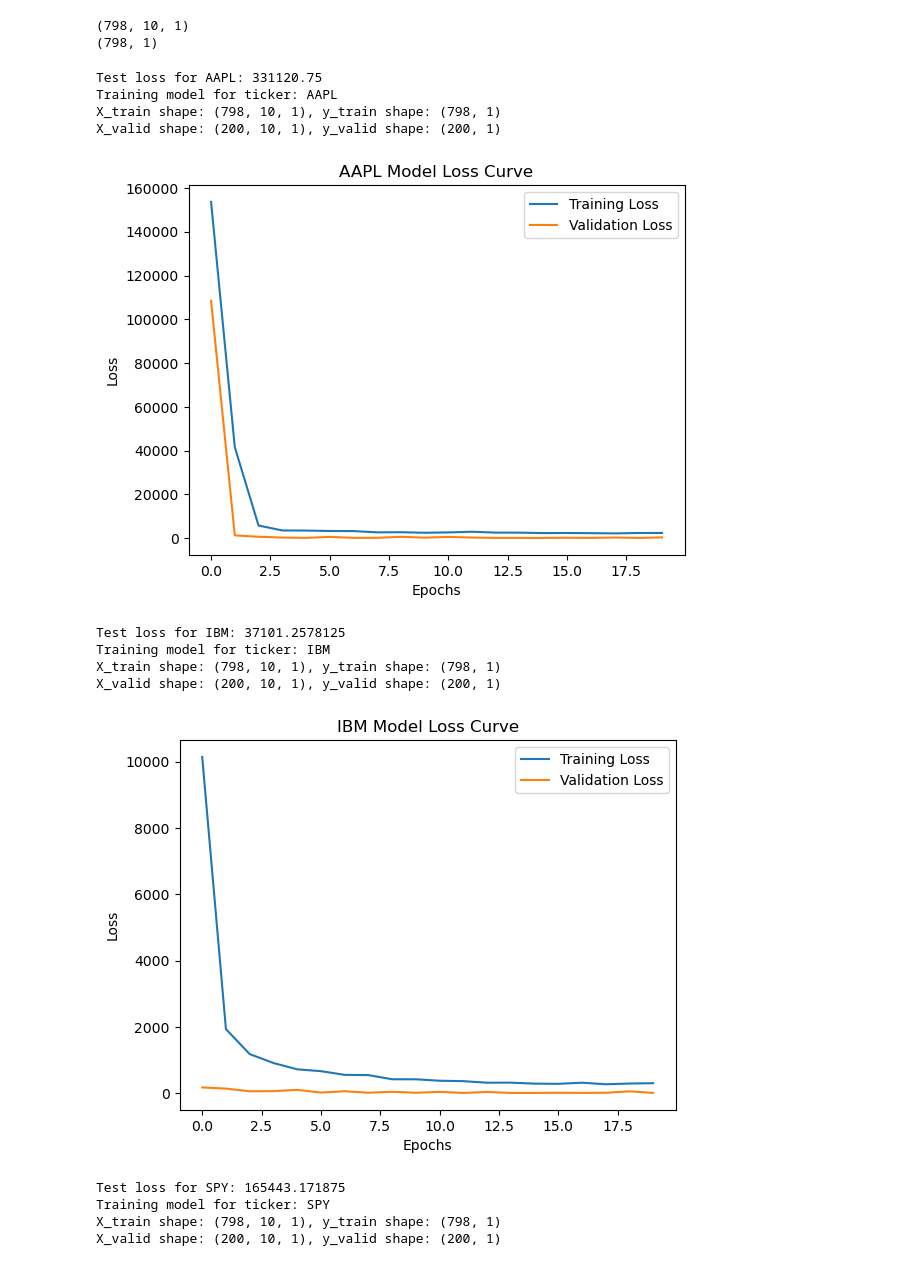
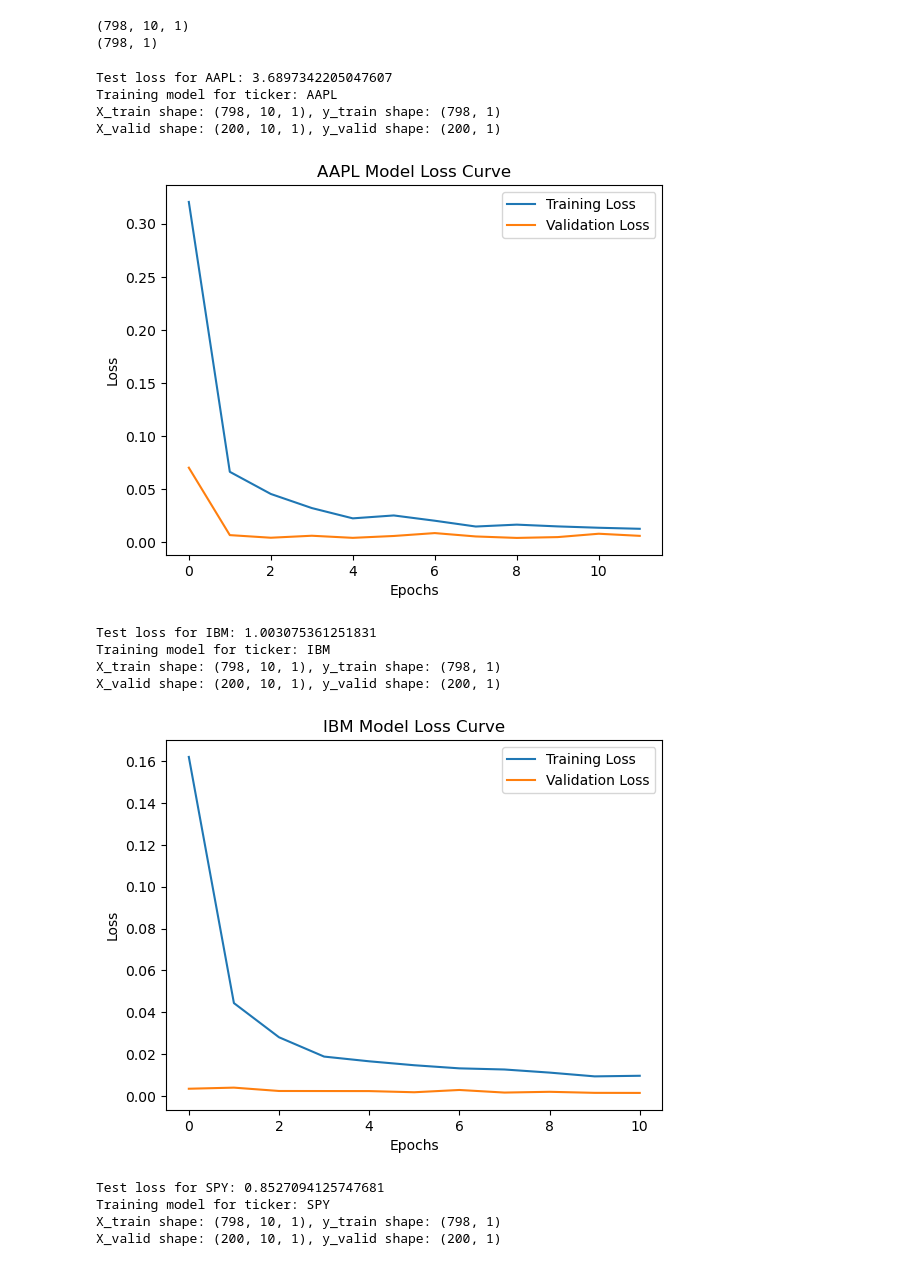
Before and after one commit to yshirai999/Erdos-project, a Jupyter notebook: RNN and RNN DO_test.ipynb, the cells around one changed output. Drawn from its saved outputs; the diff is of its cells as text; code cells hidden in the pictures.

```diff
--- a/RNN and RNN DO_test.ipynb
+++ b/RNN and RNN DO_test.ipynb
@@ -70,8 +70,8 @@ from sklearn.preprocessing import MinMaxScaler
 for name, data in tickers:
     data = data[features].dropna()
 
-    #scalers[name] = MinMaxScaler()
-    #data[features] = scalers[name].fit_transform(data[features])
+    scalers[name] = MinMaxScaler()
+    data[features] = scalers[name].fit_transform(data[features])
     ts[name] = data[features].values
 
     X[name], y[name] = ts_split(ts[name])
@@ -113,10 +113,25 @@ print(y_train['SPY'].shape)
 # %% [output]
 (798, 10, 1)
 (798, 1)
+# %%
+from keras.layers import BatchNormalization
+
+def model1(input_shape, output_units):
+    model= Sequential()
+    model.add(SimpleRNN(units = 50, activation='tanh', input_shape = input_shape,return_sequences= True))
+    model.add(Dropout(0.2))
+    model.add(SimpleRNN(units= 50, activation = 'tanh', return_sequences=False))
+    model.add(Dropout(0.2))
+    #model.add(SimpleRNN(units = 50, activation='tanh',return_sequences= False))
+    #model.add(Dropout(0.2))
+    #model.add(BatchNormalization())
+    model.add(Dense(units= output_units))
+    return model
 # %%
 from keras.models import Sequential
 from keras.layers import SimpleRNN, Dense, Dropout
-
+import random
+random.seed(42)
 models = {}
 histories = {}
 
@@ -126,10 +141,10 @@ for name in tickers.groups.keys():
     output_units = y_train[name].shape[1] if len(y_train[name].shape) > 1 else 1  # Determine number of output units
 
     # Build RNN model
-    model = Sequential()
-    model.add(SimpleRNN(units=50, activation='relu', input_shape=input_shape))
-    model.add(Dropout(0.2))  # Add dropout for regularization
-    model.add(Dense(units=output_units))  # Output layer
+    model = model1(input_shape, output_units)
+    #model.add(SimpleRNN(units=50, activation='relu', input_shape=input_shape))
+    #model.add(Dropout(0.2))  # Add dropout for regularization
+    #model.add(Dense(units=output_units))  # Output layer
     model.compile(optimizer='adam', loss='mean_squared_error')  # Compile the model
 
     y_train_values = y_train[name]  # Keep the y values without reshaping
@@ -142,41 +157,41 @@ for name in tickers.groups.keys():
     print(f"X_train shape: {X_train[name].shape}, y_train shape: {y_train_values.shape}")
     print(f"X_valid shape: {X_valid[name].shape}, y_valid shape: {y_valid_values.shape}")
     early_stopping_cb = tf.keras.callbacks.EarlyStopping(patience=10,
                                                 min_delta=0.01,
                                                 restore_best_weights=True)
     # Ensure X and y have matching number of samples
     if len(X_train[name]) == len(y_train_values):
         history = model.fit(X_train[name], y_train_values, epochs=20, batch_size=32,
                             validation_data=(X_valid[name], y_valid_values),
                             callbacks=[early_stopping_cb], verbose=0)
         models[name] = model
         histories[name] = history
 
 
         # Plotting loss curves
         plt.figure()
         plt.plot(history.history['loss'], label='Training Loss')
         plt.plot(history.history['val_loss'], label='Validation Loss')
         plt.title(f"{name} Model Loss Curve")
         plt.xlabel('Epochs')
         plt.ylabel('Loss')
         plt.legend()
         plt.show()
     else:
         print(f"Data cardinality mismatch for {name}: X_train has {len(X_train[name])} samples, "
               f"y_train has {len(y_train_values)} samples")
 # %% [output]
-Test loss for AAPL: 331120.75
+Test loss for AAPL: 3.6897342205047607
 Training model for ticker: AAPL
 X_train shape: (798, 10, 1), y_train shape: (798, 1)
 X_valid shape: (200, 10, 1), y_valid shape: (200, 1)
-[figure, old version]
+[figure, new version]
-Test loss for IBM: 37101.2578125
+Test loss for IBM: 1.003075361251831
 Training model for ticker: IBM
 X_train shape: (798, 10, 1), y_train shape: (798, 1)
 X_valid shape: (200, 10, 1), y_valid shape: (200, 1)
-[figure, old version]
+[figure, new version]
-Test loss for SPY: 165443.171875
+Test loss for SPY: 0.8527094125747681
 Training model for ticker: SPY
 X_train shape: (798, 10, 1), y_train shape: (798, 1)
 X_valid shape: (200, 10, 1), y_valid shape: (200, 1)
```
Also changed, not shown: parts of 6 cells of this notebook, 3 other files.
